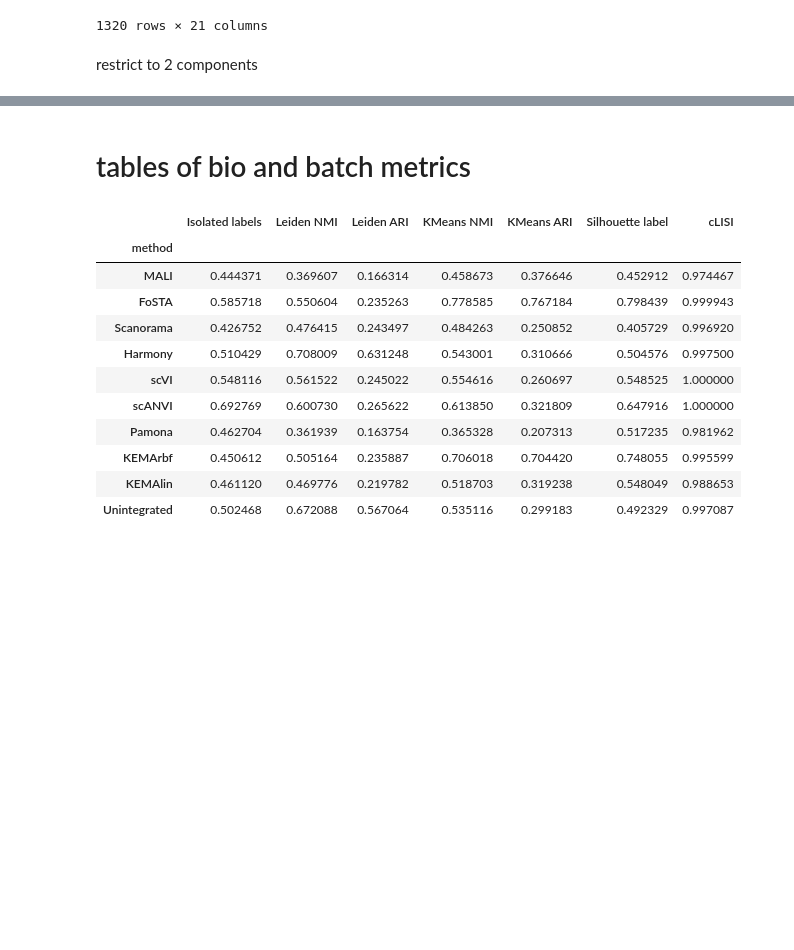
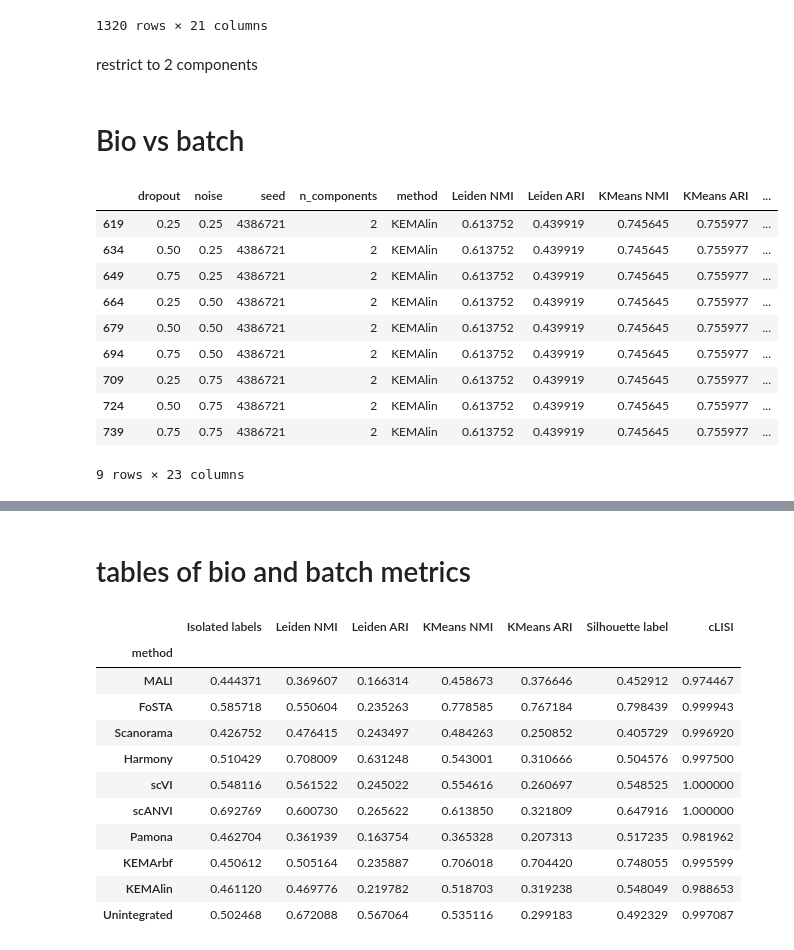
Before and after one commit to aumona/FoSTA-experiments, a Jupyter notebook: notebooks/summarize_results_batches.ipynb, the cells around one changed output, grey strips where cells are left out. Saved outputs shown, nothing was run; the diff lists cells and outputs as text; code cells hidden in the pictures; blank space fills up the shorter version.

```diff
--- a/notebooks/summarize_results_batches.ipynb
+++ b/notebooks/summarize_results_batches.ipynb
@@ -156,3 +158,19 @@ results_df = results_df.loc[results_df["n_components"] == 2]
 #     plt.title(f"{col} by n_components")
 #     plt.xticks(rotation=90)
 #     plt.show()
+# %% [markdown]
+# Bio vs batch
+# %%
+results_df.loc[results_df["method"]=="KEMAlin"]
+# %% [output]
+|  | dropout | noise | seed | n_components | method | Leiden NMI | Leiden ARI | KMeans NMI | KMeans ARI | ... |
+| 619 | 0.25 | 0.25 | 4386721 | 2 | KEMAlin | 0.613752 | 0.439919 | 0.745645 | 0.755977 | ... |
+| 634 | 0.50 | 0.25 | 4386721 | 2 | KEMAlin | 0.613752 | 0.439919 | 0.745645 | 0.755977 | ... |
+| 649 | 0.75 | 0.25 | 4386721 | 2 | KEMAlin | 0.613752 | 0.439919 | 0.745645 | 0.755977 | ... |
+| 664 | 0.25 | 0.50 | 4386721 | 2 | KEMAlin | 0.613752 | 0.439919 | 0.745645 | 0.755977 | ... |
+| 679 | 0.50 | 0.50 | 4386721 | 2 | KEMAlin | 0.613752 | 0.439919 | 0.745645 | 0.755977 | ... |
+| 694 | 0.75 | 0.50 | 4386721 | 2 | KEMAlin | 0.613752 | 0.439919 | 0.745645 | 0.755977 | ... |
+| 709 | 0.25 | 0.75 | 4386721 | 2 | KEMAlin | 0.613752 | 0.439919 | 0.745645 | 0.755977 | ... |
+| 724 | 0.50 | 0.75 | 4386721 | 2 | KEMAlin | 0.613752 | 0.439919 | 0.745645 | 0.755977 | ... |
+| 739 | 0.75 | 0.75 | 4386721 | 2 | KEMAlin | 0.613752 | 0.439919 | 0.745645 | 0.755977 | ... |
+9 rows × 23 columns
```
Also changed, not shown: parts of 11 cells of this notebook, 2 other files.
